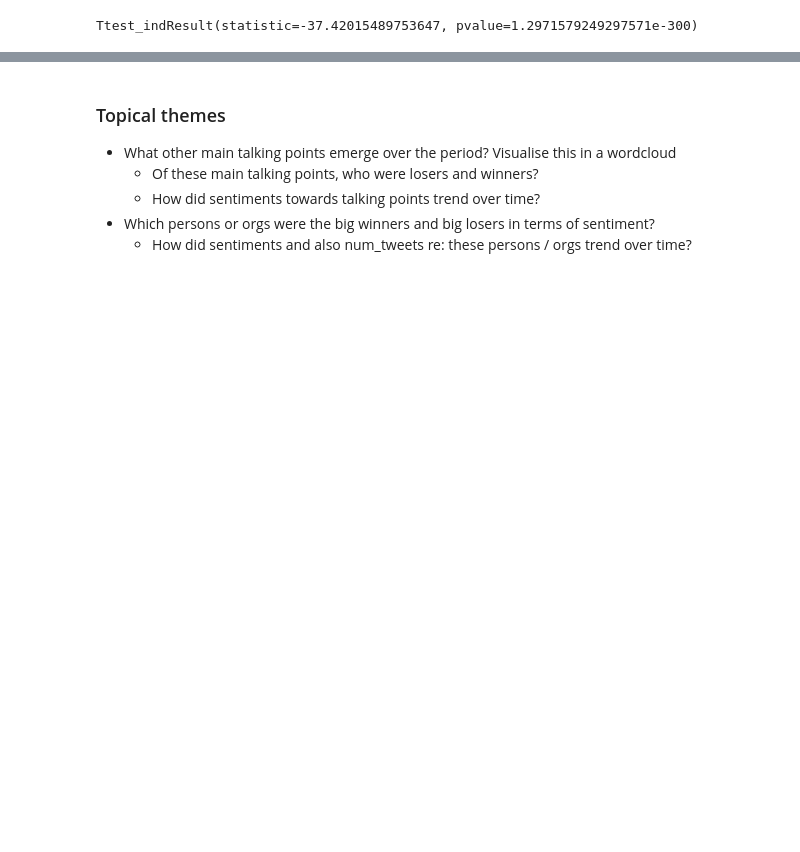
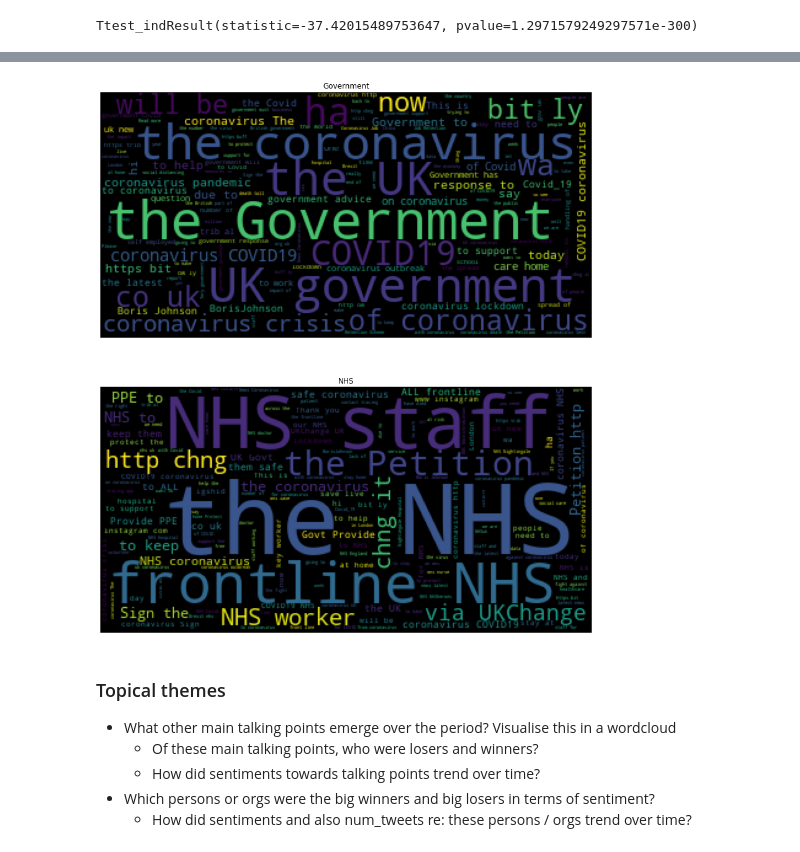
Before and after one commit to noahberhe/COVID-19, a Jupyter notebook: COVID-19 Anxiety Monitor.ipynb, the cells around one changed output, grey strips where cells are left out. Saved outputs shown, nothing was run; the diff lists cells and outputs as text; code cells hidden in the pictures; blank space fills up the shorter version.

```diff
--- a/COVID-19 Anxiety Monitor.ipynb
+++ b/COVID-19 Anxiety Monitor.ipynb
@@ -496,0 +502,19 @@ A p-value of order 1e-300 gives us confidence in saying that there was more good
+# %%
+gov_text = " ".join(tweet for tweet in tweets.text[tweets.topical_orgs=='government'])
+nhs_text = " ".join(tweet for tweet in tweets.text[tweets.topical_orgs=='nhs'])
+
+stopwords = set(STOPWORDS)
+stopwords.update(['http', 'https', 'www', 'amp', 'government', 'nhs'])
+
+gov_wordcloud = WordCloud(stopwords=stopwords).generate(gov_text)
+nhs_wordcloud = WordCloud(stopwords=stopwords).generate(nhs_text)
+
+fig, ax = plt.subplots(nrows=2, figsize=(16,16))
+ax[0].imshow(gov_wordcloud)
+ax[0].set_title('Government')
+ax[0].axis('off')
+ax[1].imshow(nhs_wordcloud)
+ax[1].set_title('NHS')
+ax[1].axis('off');
+# %% [output]
+[figure, added]
```
Also changed, not shown: parts of 6 cells of this notebook.
